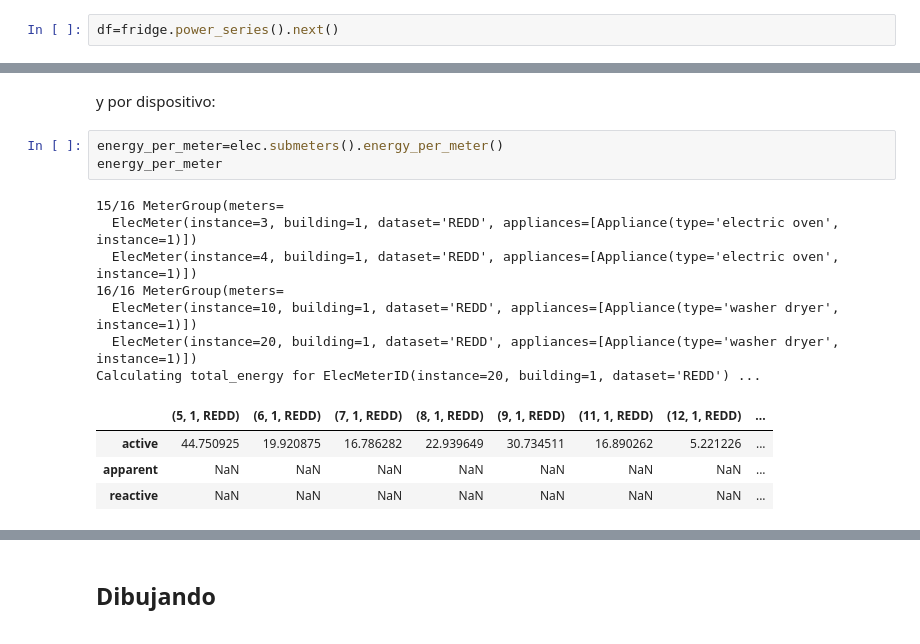
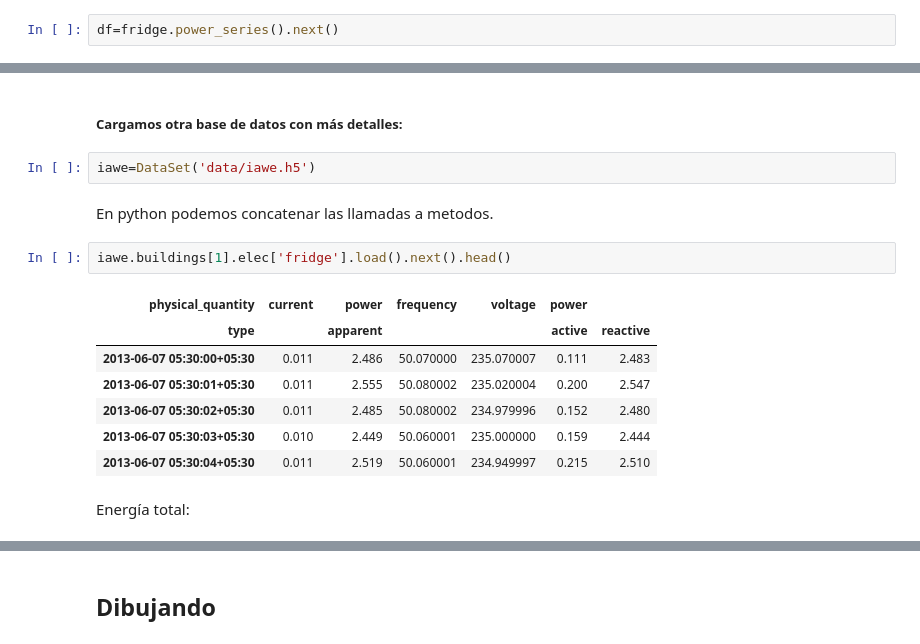
Before and after one commit to josemao/nilmtk_practicas, a Jupyter notebook: 2 - Introdución a NILMTK.ipynb, the cells around one changed output, grey strips where cells are left out. Drawn from its saved outputs; the diff is of its cells as text.

```diff
--- a/2 - Introdución a NILMTK.ipynb
+++ b/2 - Introdución a NILMTK.ipynb
@@ -152,17 +234,18 @@ dtype: float64
-# %% [markdown]
-y por dispositivo:
-# %%
-energy_per_meter=elec.submeters().energy_per_meter()
-energy_per_meter
-# %% [output]
-15/16 MeterGroup(meters=
-  ElecMeter(instance=3, building=1, dataset='REDD', appliances=[Appliance(type='electric oven', instance=1)])
-  ElecMeter(instance=4, building=1, dataset='REDD', appliances=[Appliance(type='electric oven', instance=1)])
-16/16 MeterGroup(meters=
-  ElecMeter(instance=10, building=1, dataset='REDD', appliances=[Appliance(type='washer dryer', instance=1)])
-  ElecMeter(instance=20, building=1, dataset='REDD', appliances=[Appliance(type='washer dryer', instance=1)])
-Calculating total_energy for ElecMeterID(instance=20, building=1, dataset='REDD') ...
-|  | (5, 1, REDD) | (6, 1, REDD) | (7, 1, REDD) | (8, 1, REDD) | (9, 1, REDD) | (11, 1, REDD) | (12, 1, REDD) | ... |
-| active | 44.750925 | 19.920875 | 16.786282 | 22.939649 | 30.734511 | 16.890262 | 5.221226 | ... |
-| apparent | NaN | NaN | NaN | NaN | NaN | NaN | NaN | ... |
-| reactive | NaN | NaN | NaN | NaN | NaN | NaN | NaN | ... |
+# %% [markdown]
+##### Cargamos otra base de datos con más detalles:
+# %%
+iawe=DataSet('data/iawe.h5')
+# %% [markdown]
+En python podemos concatenar las llamadas a metodos.
+# %%
+iawe.buildings[1].elec['fridge'].load().next().head()
+# %% [output]
+| physical_quantity | current | power | frequency | voltage | power |  |
+| type |  | apparent |  |  | active | reactive |
+| 2013-06-07 05:30:00+05:30 | 0.011 | 2.486 | 50.070000 | 235.070007 | 0.111 | 2.483 |
+| 2013-06-07 05:30:01+05:30 | 0.011 | 2.555 | 50.080002 | 235.020004 | 0.200 | 2.547 |
+| 2013-06-07 05:30:02+05:30 | 0.011 | 2.485 | 50.080002 | 234.979996 | 0.152 | 2.480 |
+| 2013-06-07 05:30:03+05:30 | 0.010 | 2.449 | 50.060001 | 235.000000 | 0.159 | 2.444 |
+| 2013-06-07 05:30:04+05:30 | 0.011 | 2.519 | 50.060001 | 234.949997 | 0.215 | 2.510 |
+# %% [markdown]
+Energía total:
```
Also changed, not shown: parts of 69 cells of this notebook, 1 other file.
